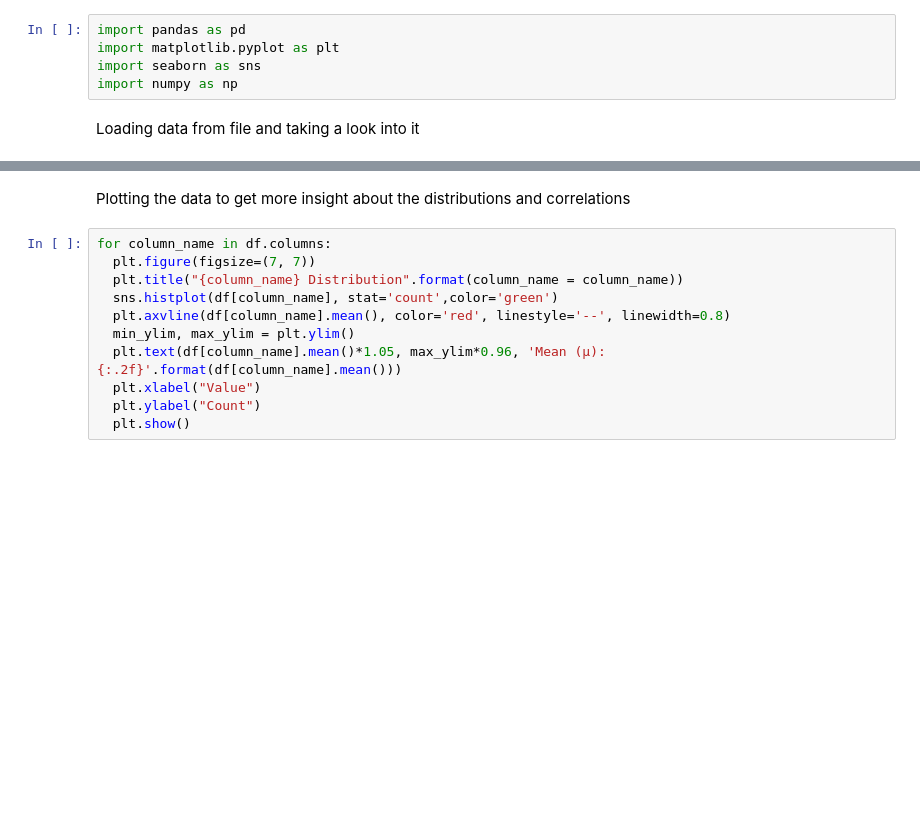
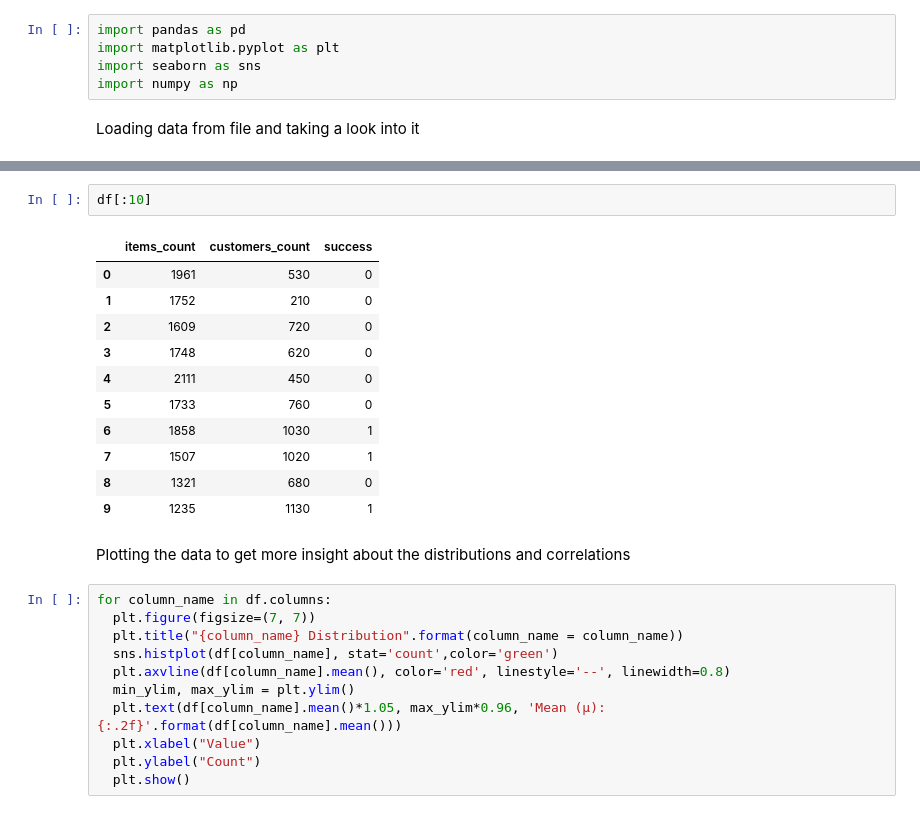
Before and after one commit to basirati/model_monitoring, a Jupyter notebook: workshop/workshop.ipynb, the cells around one changed output, grey strips where cells are left out. Saved outputs shown, nothing was run; the diff lists cells and outputs as text; blank space fills up the shorter version.

```diff
--- a/workshop/workshop.ipynb
+++ b/workshop/workshop.ipynb
@@ -111,3 +132,17 @@ df.describe()
+# %%
+df[:10]
+# %% [output]
+|  | items_count | customers_count | success |
+| 0 | 1961 | 530 | 0 |
+| 1 | 1752 | 210 | 0 |
+| 2 | 1609 | 720 | 0 |
+| 3 | 1748 | 620 | 0 |
+| 4 | 2111 | 450 | 0 |
+| 5 | 1733 | 760 | 0 |
+| 6 | 1858 | 1030 | 1 |
+| 7 | 1507 | 1020 | 1 |
+| 8 | 1321 | 680 | 0 |
+| 9 | 1235 | 1130 | 1 |
 # %% [markdown]
 Plotting the data to get more insight about the distributions and correlations
 # %%
```
Also changed, not shown: parts of 19 cells of this notebook, 11 other files.
